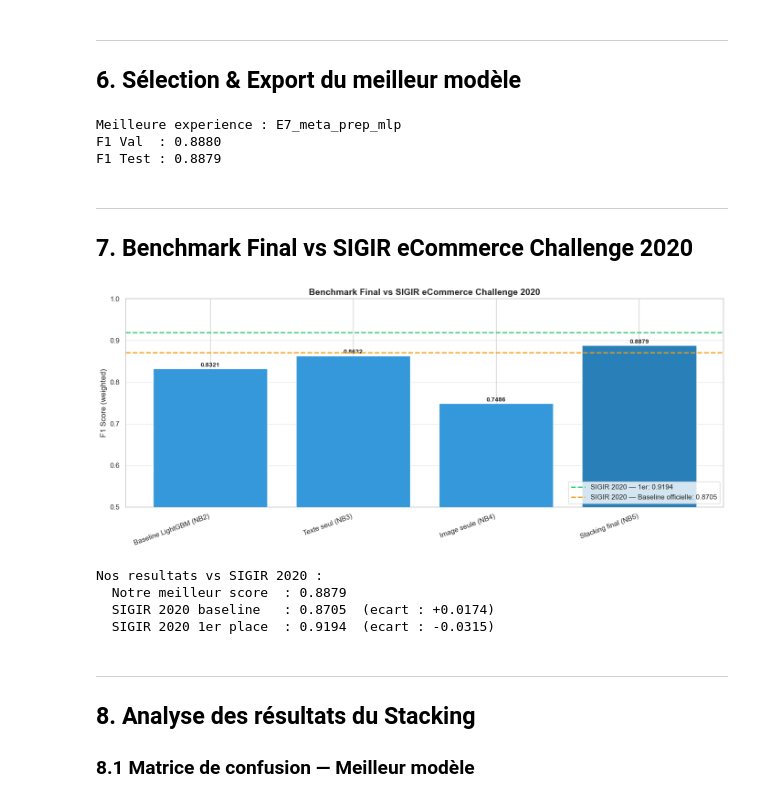
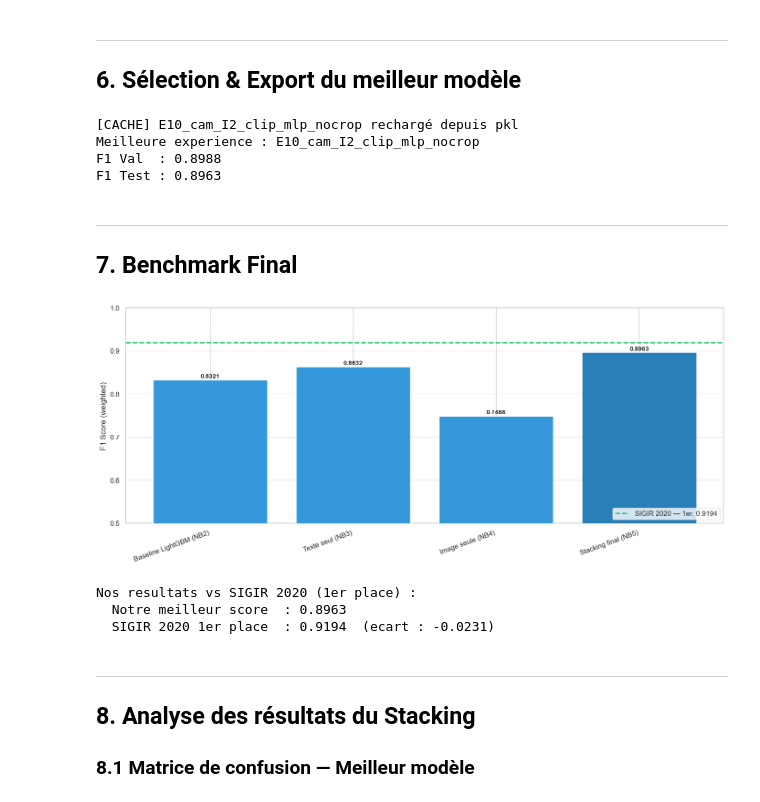
Before and after one commit to TARIQ-OUHSINE/rakuten-copie, a Jupyter notebook: notebooks/main_notebooks/05_stacking_final.ipynb, the cells around one changed output. Cells and saved outputs as stored; diff of their text form; code cells hidden in the pictures.

```diff
--- a/notebooks/main_notebooks/05_stacking_final.ipynb
+++ b/notebooks/main_notebooks/05_stacking_final.ipynb
@@ -57,9 +57,7 @@ CFG = {
     'meta_mlp_patience':  20,
     'meta_mlp_batch':     256,
 
-    # SIGIR 2020 benchmark references
-    'sigir_baseline': 0.8705,
-    'sigir_1st':      0.9194,
+    'sigir_1st': 0.9194,  # SIGIR eCommerce Challenge 2020 — 1er place
 }
 
 for d in ['processed', 'models_dir', 'figures_dir']:
@@ -784,13 +937,46 @@ E10_cam_I2_clip_mlp_nocrop  0.8988   0.8963
 ---
 ## 6. Sélection & Export du meilleur modèle
 # %%
-best_exp = bench_df.iloc[0]['Experiment']
-best_result = next(r for r in results if r['name'] == best_exp)
+_bench = bench_augmented if 'bench_augmented' in dir() else bench_df
+best_exp = _bench.iloc[0]['Experiment']
+
+# Chercher dans results (session courante)
+best_result = next((r for r in results if r['name'] == best_exp), None)
+
+# Fallback : charger depuis cache pkl si l'exp n'est pas en mémoire (ex. E10/E11)
+if best_result is None:
+    cache = CFG['models_dir'] / f'meta_{best_exp}.pkl'
+    if not cache.exists():
+        raise FileNotFoundError(f'Modèle introuvable : {cache}. Relancez la cellule e9e10_cd0.')
+    with open(cache, 'rb') as f:
+        clf = pickle.load(f)
+
+    is_cam  = 'cam' in best_exp
+    is_crop = 'crop' in best_exp and 'nocrop' not in best_exp
+
+    P_t_te = np.load(CFG['processed'] / 'P_camembert_test.npy') if is_cam else P_text_test
+    P_i_te = np.load(CFG['processed'] / 'P_I3_dino_crop_test.npy') if is_crop else P_image_test
+    X_te   = build_stacking_features(P_t_te, P_i_te)
+
+    P_te   = clf.predict_proba(X_te)
+    f1_te  = f1_score(y_test, P_te.argmax(1), average='weighted')
+
+    # Val : reconstruire aussi
+    P_t_vl = np.load(CFG['processed'] / 'P_camembert_val.npy') if is_cam else P_text_val
+    P_i_vl = np.load(CFG['processed'] / 'P_I3_dino_crop_val.npy') if is_crop else P_image_val
+    X_vl   = build_stacking_features(P_t_vl, P_i_vl)
+    P_vl   = clf.predict_proba(X_vl)
+    f1_vl  = f1_score(y_val, P_vl.argmax(1), average='weighted')
+
+    best_result = {
+        'name': best_exp, 'F1_Val': round(f1_vl, 4), 'F1_Test': round(f1_te, 4),
+        'clf': clf, 'P_val': P_vl, 'P_test': P_te,
+    }
+    print(f'[CACHE] {best_exp} rechargé depuis pkl')
+
 P_final_test = best_result['P_test']
-
 np.save(CFG['processed'] / 'P_final_test.npy', P_final_test)
 
-# Sauvegarde explicite du meilleur meta-classifieur
 with open(CFG['models_dir'] / 'meta_best.pkl', 'wb') as f:
     pickle.dump(best_result['clf'], f)
 
@@ -798,18 +984,18 @@ print(f'Meilleure experience : {best_exp}')
 print(f'F1 Val  : {best_result["F1_Val"]:.4f}')
 print(f'F1 Test : {best_result["F1_Test"]:.4f}')
 # %% [output]
-Meilleure experience : E7_meta_prep_mlp
-F1 Val  : 0.8880
-F1 Test : 0.8879
+[CACHE] E10_cam_I2_clip_mlp_nocrop rechargé depuis pkl
+Meilleure experience : E10_cam_I2_clip_mlp_nocrop
+F1 Val  : 0.8988
+F1 Test : 0.8963
 # %% [markdown]
 ---
-## 7. Benchmark Final vs SIGIR eCommerce Challenge 2020
+## 7. Benchmark Final
 # %%
 # Resultats de reference SIGIR 2020
 # Source : https://sigir-ecom.github.io/ecom2020/cfp.html
 sigir_refs = [
     ('SIGIR 2020 — 1er', CFG['sigir_1st'],      '#2ecc71'),
-    ('SIGIR 2020 — Baseline officielle', CFG['sigir_baseline'], '#f39c12'),
 ]
 
 # Nos resultats
@@ -839,43 +1025,39 @@ all_results = [(n, s) for n, s in our_results if s is not None]
 fig, ax = plt.subplots(figsize=(14, 6))
 
 # Nos barres
 names = [r[0] for r in all_results]
 scores = [r[1] for r in all_results]
 colors = ['#3498db'] * (len(names) - 1) + ['#2980b9']
 bars = ax.bar(names, scores, color=colors, zorder=3)
 
 # Lignes de reference SIGIR
 for label, score, color in sigir_refs:
     ax.axhline(score, color=color, linestyle='--', linewidth=2, label=f'{label}: {score:.4f}', zorder=4)
 
 # Annotations sur les barres
 for bar, val in zip(bars, scores):
     ax.text(bar.get_x() + bar.get_width()/2, bar.get_height() + 0.002,
             f'{val:.4f}', ha='center', va='bottom', fontsize=10, fontweight='bold')
 
 ax.set_ylim(0.5, 1.0)
 ax.set_ylabel('F1 Score (weighted)', fontsize=12)
-ax.set_title('Benchmark Final vs SIGIR eCommerce Challenge 2020',
-             fontsize=14, fontweight='bold')
 ax.legend(loc='lower right')
 ax.grid(axis='y', alpha=0.4, zorder=0)
 plt.xticks(rotation=20, ha='right')
 plt.tight_layout()
-save_fig('benchmark_final_vs_sigir2020.png')
+save_fig('benchmark_final.png')
 plt.show()
 
 # Ecart par rapport aux references
 our_best = best_result['F1_Test']
-print(f'\nNos resultats vs SIGIR 2020 :')
+print(f'\nNos resultats vs SIGIR 2020 (1er place) :')
 print(f'  Notre meilleur score  : {our_best:.4f}')
-print(f'  SIGIR 2020 baseline   : {CFG["sigir_baseline"]:.4f}  (ecart : {"+" if our_best > CFG["sigir_baseline"] else ""}{our_best - CFG["sigir_baseline"]:.4f})')
 print(f'  SIGIR 2020 1er place  : {CFG["sigir_1st"]:.4f}  (ecart : {our_best - CFG["sigir_1st"]:.4f})')
 # %% [output]
-[figure, old version]
+[figure, new version]
-Nos resultats vs SIGIR 2020 :
-  Notre meilleur score  : 0.8879
-  SIGIR 2020 baseline   : 0.8705  (ecart : +0.0174)
-  SIGIR 2020 1er place  : 0.9194  (ecart : -0.0315)
+Nos resultats vs SIGIR 2020 (1er place) :
+  Notre meilleur score  : 0.8963
+  SIGIR 2020 1er place  : 0.9194  (ecart : -0.0231)
 # %% [markdown]
 ---
 ## 8. Analyse des résultats du Stacking
```
Also changed, not shown: parts of 7 cells of this notebook, 1 other file.
